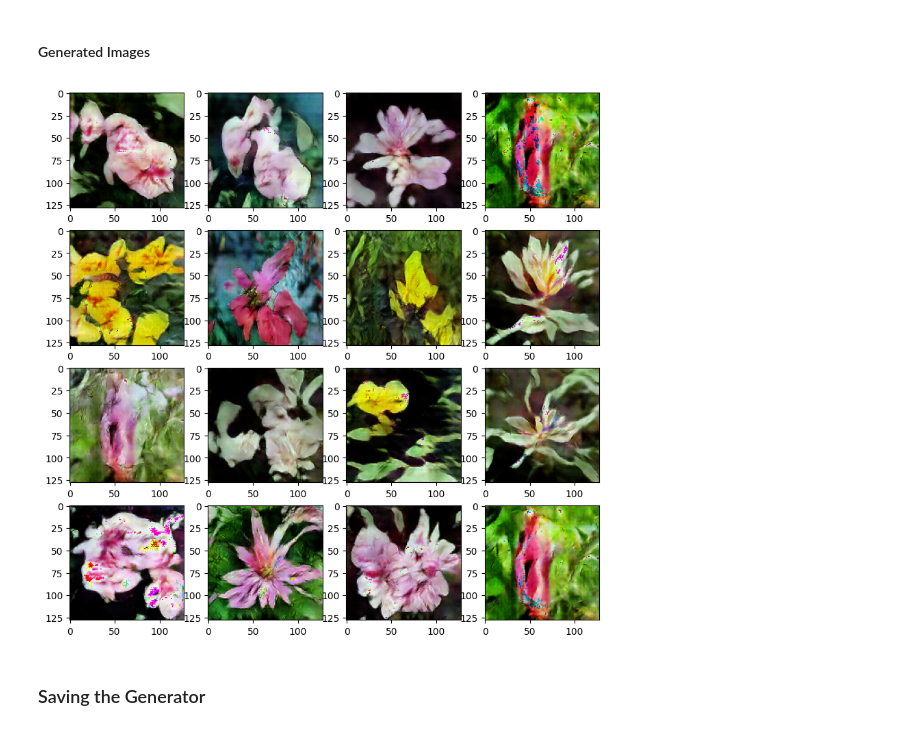
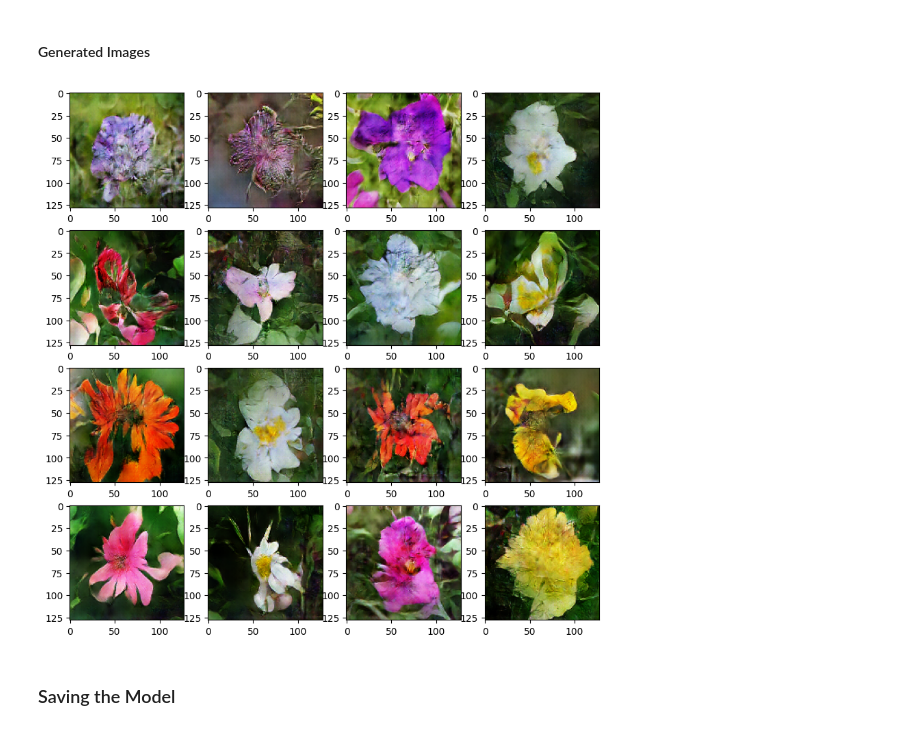
Before and after one commit to Tugrulfg/DCGAN-Implementation, a Jupyter notebook: DCGAN.ipynb, the cells around one changed output. Cells and saved outputs as stored; diff of their text form; code cells hidden in the pictures.

Commit message:
MODIFIED DCGAN

```diff
--- a/DCGAN.ipynb
+++ b/DCGAN.ipynb
@@ -46,11 +61,11 @@ plt.imshow(tf.cast(train.as_numpy_iterator().next()[0]*177.5+177.5,dtype=tf.uint
 ### Building the Model
 # %%
 class DCGAN(Model):
-    def __init__(self, image_shape):
+    def __init__(self):
         super(DCGAN, self).__init__()
         self.noise_dim = (NOISE_DIM,)
         self.generator = self.build_generator()
-        self.discriminator = self.build_discriminator(image_shape)
+        self.discriminator = self.build_discriminator()
 
 
     # Builds the generator
@@ -58,27 +73,23 @@ class DCGAN(Model):
         input = Input(shape=self.noise_dim)
 
         # Project and reshape
-        x = Dense(4 * 4 * 1024)(input)
+        x = Dense(8 * 8 * 1024)(input)
         x = BatchNormalization()(x)
-        x = ReLU()(x)
-        x = Reshape((4, 4, 1024))(x)
+        x = LeakyReLU(0.2)(x)
+        x = Reshape((8, 8, 1024))(x)
 
         # Upsamplings
         x = Conv2DTranspose(512, 5, (2,2), padding="same", kernel_initializer=tf.initializers.RandomNormal(mean=0.0, stddev=0.02))(x)
         x = BatchNormalization()(x)
-        x = ReLU()(x)
+        x = LeakyReLU(0.2)(x)
 
         x = Conv2DTranspose(256, 5, (2,2), padding="same", kernel_initializer=tf.initializers.RandomNormal(mean=0.0, stddev=0.02))(x)
         x = BatchNormalization()(x)
-        x = ReLU()(x)
+        x = LeakyReLU(0.2)(x)
 
         x = Conv2DTranspose(128, 5, (2,2), padding="same", kernel_initializer=tf.initializers.RandomNormal(mean=0.0, stddev=0.02))(x)
         x = BatchNormalization()(x)
-        x = ReLU()(x)
-
-        x = Conv2DTranspose(64, 5, (2,2), padding="same", kernel_initializer=tf.initializers.RandomNormal(mean=0.0, stddev=0.02))(x)
-        x = BatchNormalization()(x)
-        x = ReLU()(x)
+        x = LeakyReLU(0.2)(x)
 
         # Output
         out = Conv2DTranspose(3, 5, (2,2), padding="same", activation='tanh', kernel_initializer=tf.initializers.RandomNormal(mean=0.0, stddev=0.02))(x)
@@ -87,15 +98,11 @@ class DCGAN(Model):
 
 
     # Builds the discriminator
-    def build_discriminator(self, image_shape):
-        input = Input(shape=image_shape)
+    def build_discriminator(self):
+        input = Input(shape=INPUT_SHAPE)
 
         # Convolutions
-        x = Conv2D(64, 5, (2,2), padding="same", kernel_initializer=tf.initializers.RandomNormal(mean=0.0, stddev=0.02))(input)
-        x = BatchNormalization()(x)
-        x = LeakyReLU(0.2)(x)
-
-        x = Conv2D(128, 5, (2,2), padding="same", kernel_initializer=tf.initializers.RandomNormal(mean=0.0, stddev=0.02))(x)
+        x = Conv2D(128, 5, (2,2), padding="same", kernel_initializer=tf.initializers.RandomNormal(mean=0.0, stddev=0.02))(input)
         x = BatchNormalization()(x)
         x = LeakyReLU(0.2)(x)
 
@@ -163,7 +170,6 @@ class DCGAN(Model):
         return {"total_loss":gen_loss + disc_loss, "gen_loss":gen_loss, "disc_loss":disc_loss}
 
 
-    # Saves the Generator
     def save(self, file_path):
         self.generator.save(file_path)
 
@@ -171,7 +177,7 @@ class DCGAN(Model):
     def call(self, inputs):
         return self.generator(inputs)
 # %%
-model = DCGAN(INPUT_SHAPE)
+model = DCGAN()
 # %% [markdown]
 ### Optimizer and Loss Functions
 # %%
@@ -191,7 +197,7 @@ model.compile(disc_opt, gen_opt, disc_loss, gen_loss)
 # %% [markdown]
 ### Training the Model
 # %%
-model.fit(train, epochs=100, validation_data=test)
+model.fit(train, epochs=150, validation_data=test)
 # %% [markdown]
 ### Testing the Model
 # %% [markdown]
@@ -202,21 +208,21 @@ samples = test.as_numpy_iterator().next()
 fig, ax = plt.subplots(4,4, figsize=(10, 10))
 for i in range(4):
     for j in range(4):
-        ax[i][j].imshow(tf.cast(samples[i*4+j]*177.5+177.5, dtype=tf.uint8))
+        ax[i][j].imshow(tf.cast(samples[i*4+j]*127.5+127.5, dtype=tf.uint8))
 # %% [output]
 [figure]
 # %% [markdown]
 #### Generated Images
 # %%
 noise = tf.random.uniform((16,NOISE_DIM,))
-images = model(noise, training=False)
+images = model(noise)
 
 fig, ax = plt.subplots(4,4, figsize=(10, 10))
 for i in range(4):
     for j in range(4):
-        ax[i][j].imshow(tf.cast(images[i*4+j]*177.5+177.5, dtype=tf.uint8))
+        ax[i][j].imshow(tf.cast(images[i*4+j]*127.5+127.5, dtype=tf.uint8))
 # %% [output]
-[figure, old version]
+[figure, new version]
 # %% [markdown]
-### Saving the Generator
+### Saving the Model
 # %%
```
Also changed, not shown: parts of 10 cells of this notebook, 2 other files.
